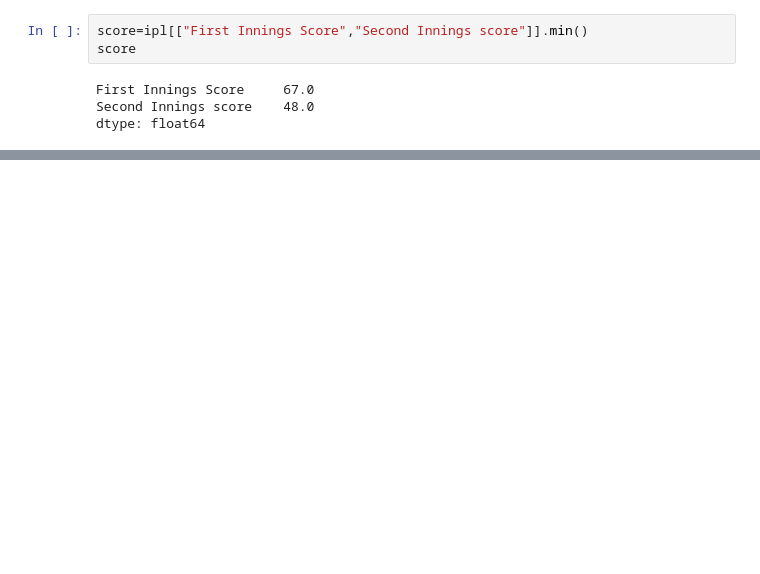
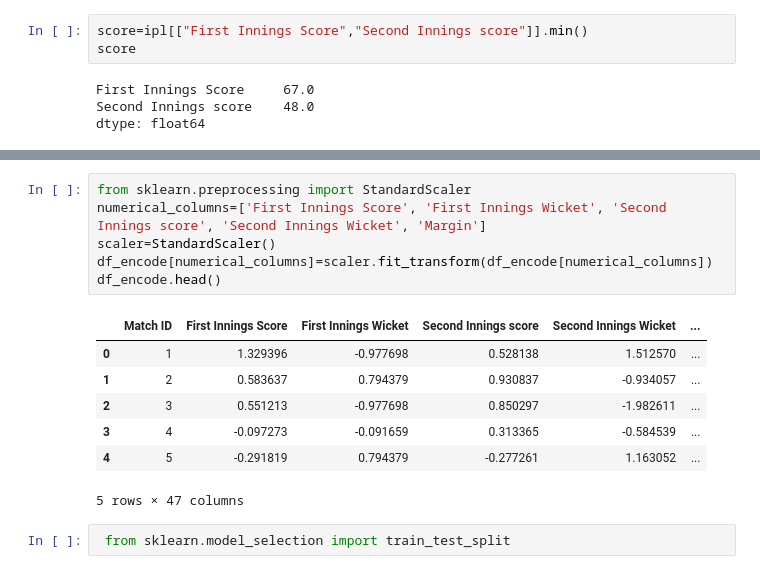
Before and after one commit to rajeshgowda116/Machine-Learning, a Jupyter notebook: projects/IPL Analysis/ipl.ipynb, the cells around one changed output, grey strips where cells are left out. Cells and saved outputs as stored; diff of their text form; blank space fills up the shorter version.

```diff
--- a/projects/IPL Analysis/ipl.ipynb
+++ b/projects/IPL Analysis/ipl.ipynb
@@ -245,0 +315,16 @@ plt.show()
+# %%
+from sklearn.preprocessing import StandardScaler
+numerical_columns=['First Innings Score', 'First Innings Wicket', 'Second Innings score', 'Second Innings Wicket', 'Margin']
+scaler=StandardScaler()
+df_encode[numerical_columns]=scaler.fit_transform(df_encode[numerical_columns])
+df_encode.head()
+# %% [output]
+|  | Match ID | First Innings Score | First Innings Wicket | Second Innings score | Second Innings Wicket | ... |
+| 0 | 1 | 1.329396 | -0.977698 | 0.528138 | 1.512570 | ... |
+| 1 | 2 | 0.583637 | 0.794379 | 0.930837 | -0.934057 | ... |
+| 2 | 3 | 0.551213 | -0.977698 | 0.850297 | -1.982611 | ... |
+| 3 | 4 | -0.097273 | -0.091659 | 0.313365 | -0.584539 | ... |
+| 4 | 5 | -0.291819 | 0.794379 | -0.277261 | 1.163052 | ... |
+5 rows × 47 columns
+# %%
+ from sklearn.model_selection import train_test_split
```
Also changed, not shown: parts of 23 cells of this notebook.
